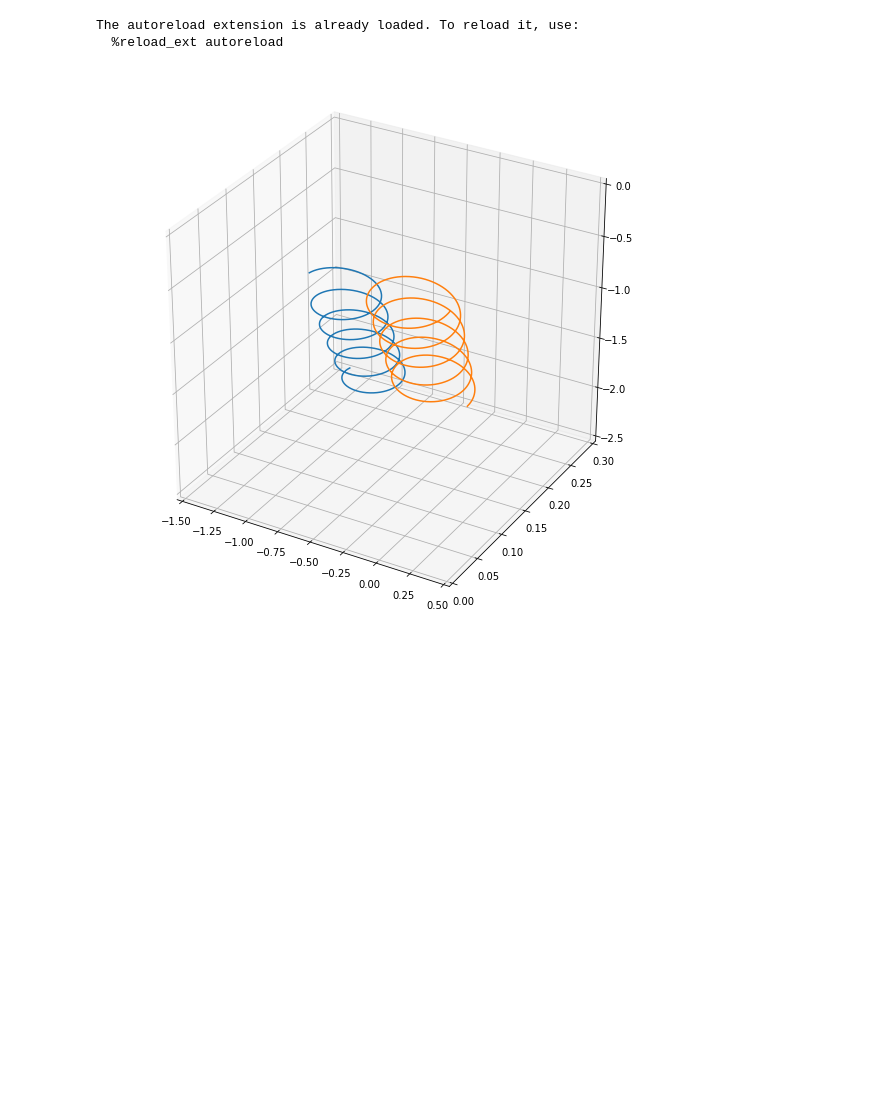
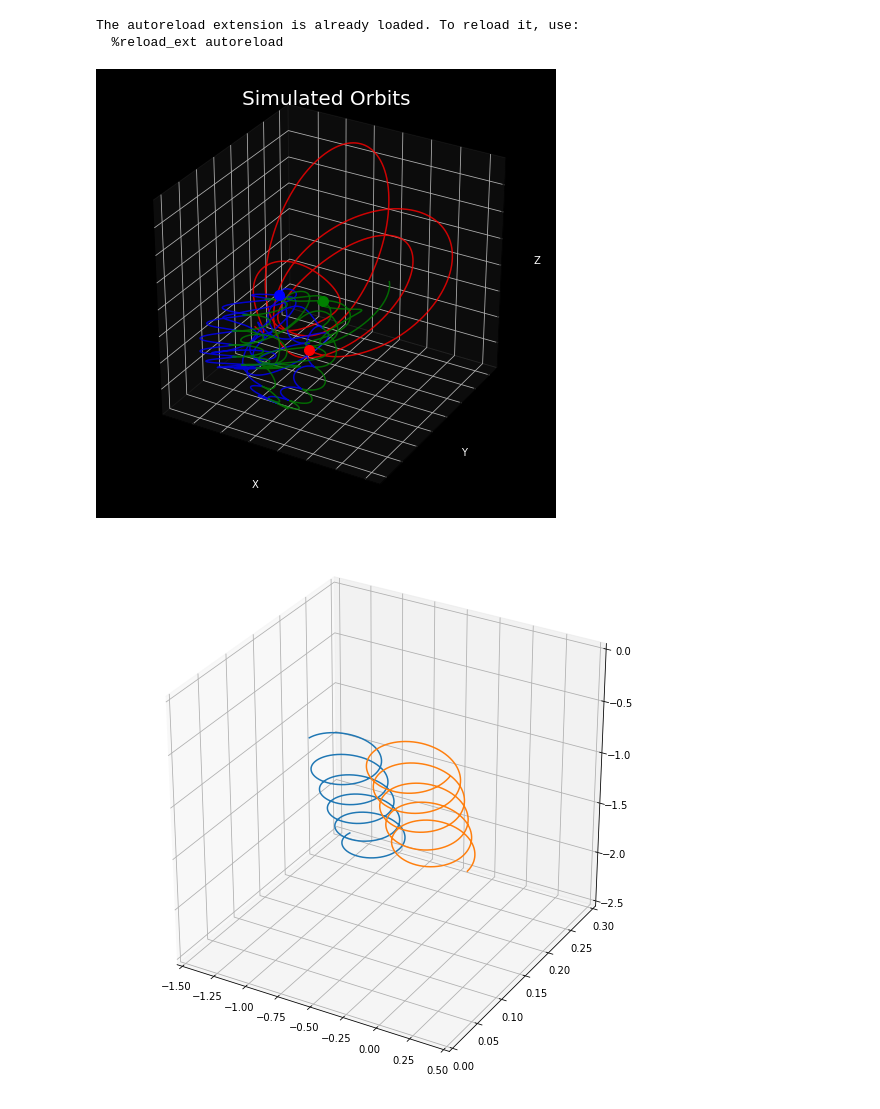
Before and after one commit to redwin21/n-body-problem, a Jupyter notebook: notebook_scratch/simulation_test.ipynb, the cells around one changed output. Saved outputs shown, nothing was run; the diff lists cells and outputs as text; code cells hidden in the pictures; blank space fills up the shorter version.

Commit message:
create static simulation plot

```diff
--- a/notebook_scratch/simulation_test.ipynb
+++ b/notebook_scratch/simulation_test.ipynb
@@ -9,6 +9,18 @@ from plot_fun import plot_3d, plot_3d_animate
 # %% [output]
 The autoreload extension is already loaded. To reload it, use:
   %reload_ext autoreload
+# %%
+n = 3
+sim3 = NBodySimulator(n)
+r = np.random.random((n,3))*2-1
+v = np.random.random((n,3))*2-1
+sim3.fit(r,v)
+t = np.linspace(0, 30, 5000)
+sim3.simulate(t)
+fig = plot_3d(sim3.r_sol_com)
+fig.savefig('images/simulation.png', bbox_inches='tight')
+# %% [output]
+[figure, added]
 # %%
 plot_3d_animate(sim2.n, sim2.r_sol, path='orbit.gif')
 # %% [output]
```
Also changed, not shown: parts of 1 cell of this notebook, 2 other files.
